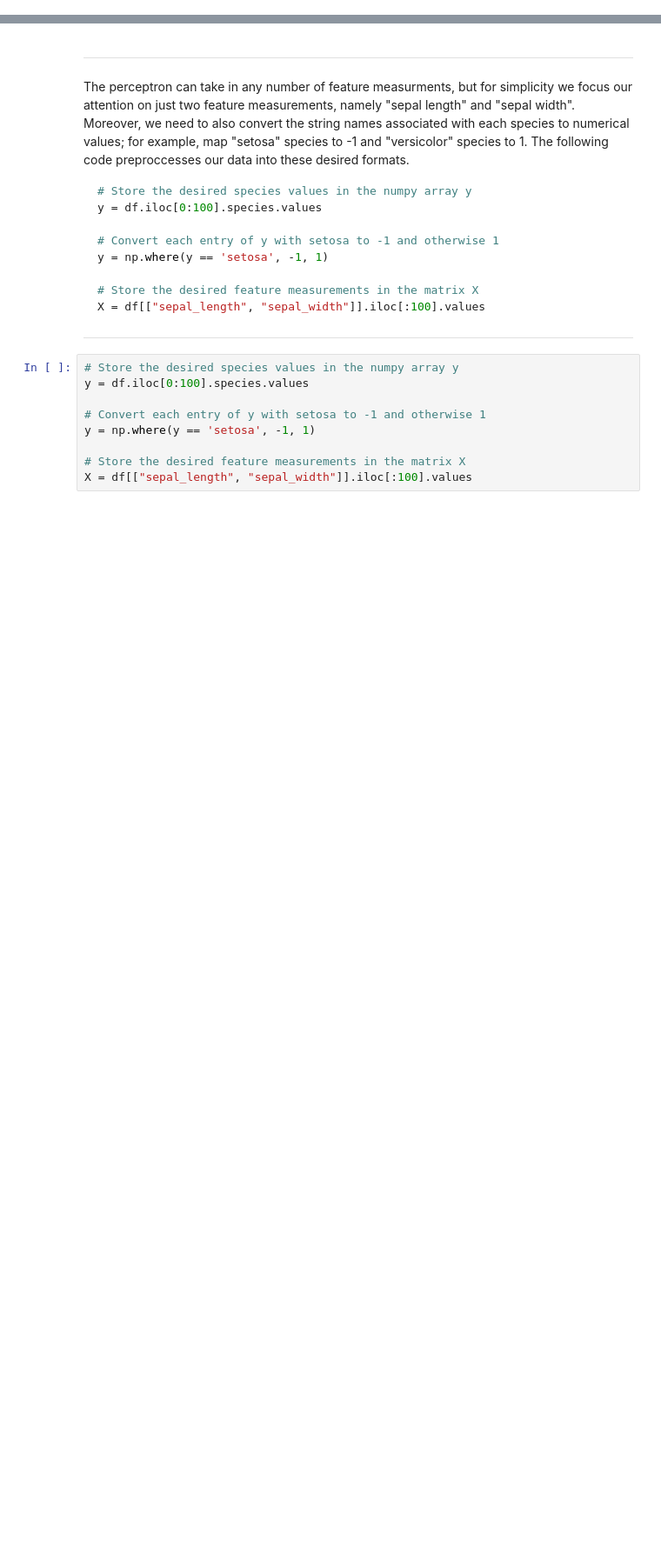
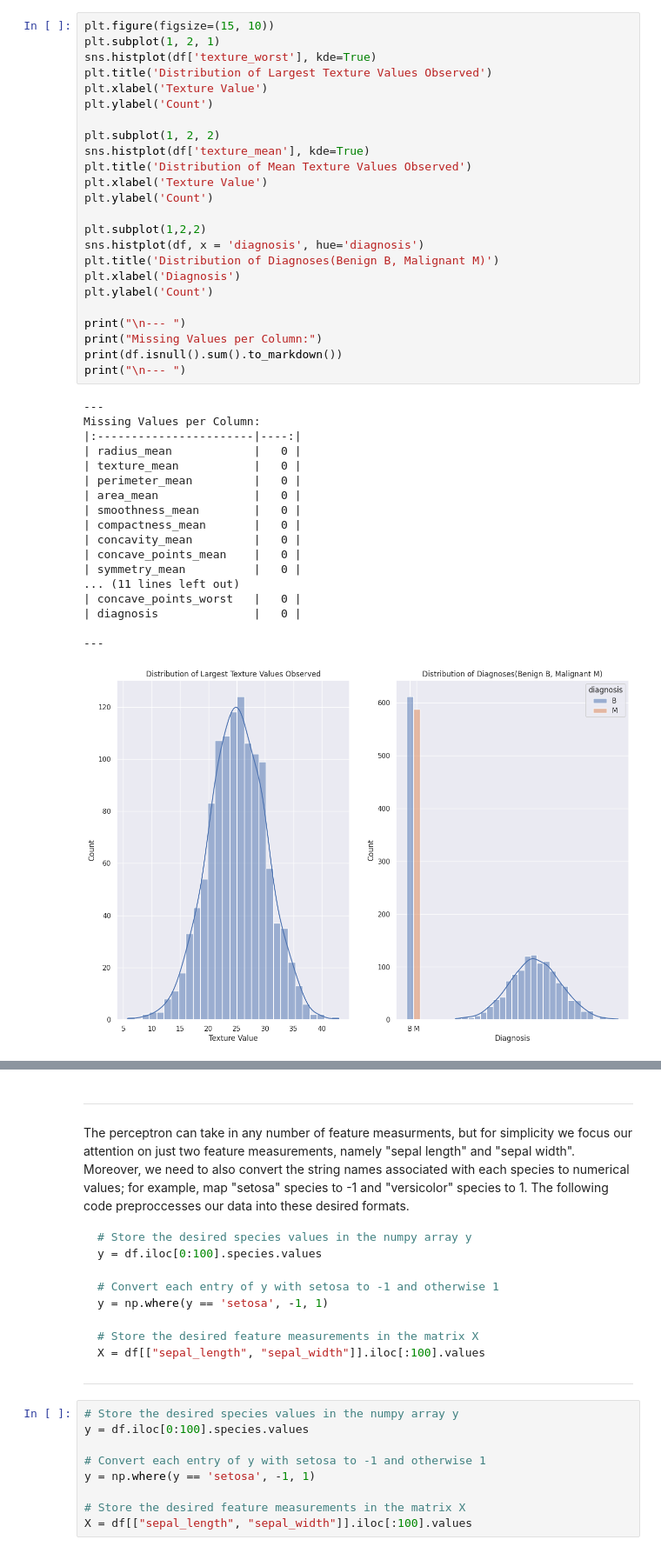
Before and after one commit to ccarr-x/CMOR-438-SP-2026, a Jupyter notebook: Supervised_Learning/The_Perceptron.ipynb, the cells around one changed output, grey strips where cells are left out. Shown at 87% size. Drawn from its saved outputs; the diff is of its cells as text; blank space fills up the shorter version.

```diff
--- a/Supervised_Learning/The_Perceptron.ipynb
+++ b/Supervised_Learning/The_Perceptron.ipynb
@@ -57,0 +50,43 @@ df.iloc[:100]
+# %%
+plt.figure(figsize=(15, 10))
+plt.subplot(1, 2, 1)
+sns.histplot(df['texture_worst'], kde=True)
+plt.title('Distribution of Largest Texture Values Observed')
+plt.xlabel('Texture Value')
+plt.ylabel('Count')
+
+plt.subplot(1, 2, 2)
+sns.histplot(df['texture_mean'], kde=True)
+plt.title('Distribution of Mean Texture Values Observed')
+plt.xlabel('Texture Value')
+plt.ylabel('Count')
+
+plt.subplot(1,2,2)
+sns.histplot(df, x = 'diagnosis', hue='diagnosis')
+plt.title('Distribution of Diagnoses(Benign B, Malignant M)')
+plt.xlabel('Diagnosis')
+plt.ylabel('Count')
+
+print("\n--- ")
+print("Missing Values per Column:")
+print(df.isnull().sum().to_markdown())
+print("\n--- ")
+# %% [output]
+---
+Missing Values per Column:
+|:-----------------------|----:|
+| radius_mean            |   0 |
+| texture_mean           |   0 |
+| perimeter_mean         |   0 |
+| area_mean              |   0 |
+| smoothness_mean        |   0 |
+| compactness_mean       |   0 |
+| concavity_mean         |   0 |
+| concave_points_mean    |   0 |
+| symmetry_mean          |   0 |
+... (11 lines left out)
+| concave_points_worst   |   0 |
+| diagnosis              |   0 |
+
+---
+[figure, added]
```
Also changed, not shown: parts of 9 cells of this notebook.
